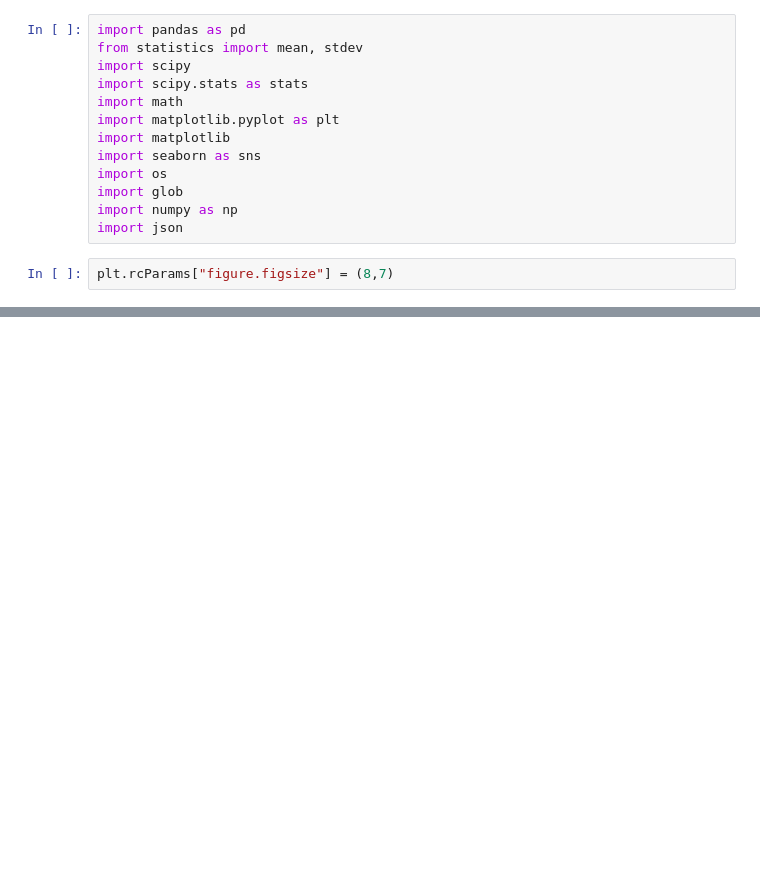
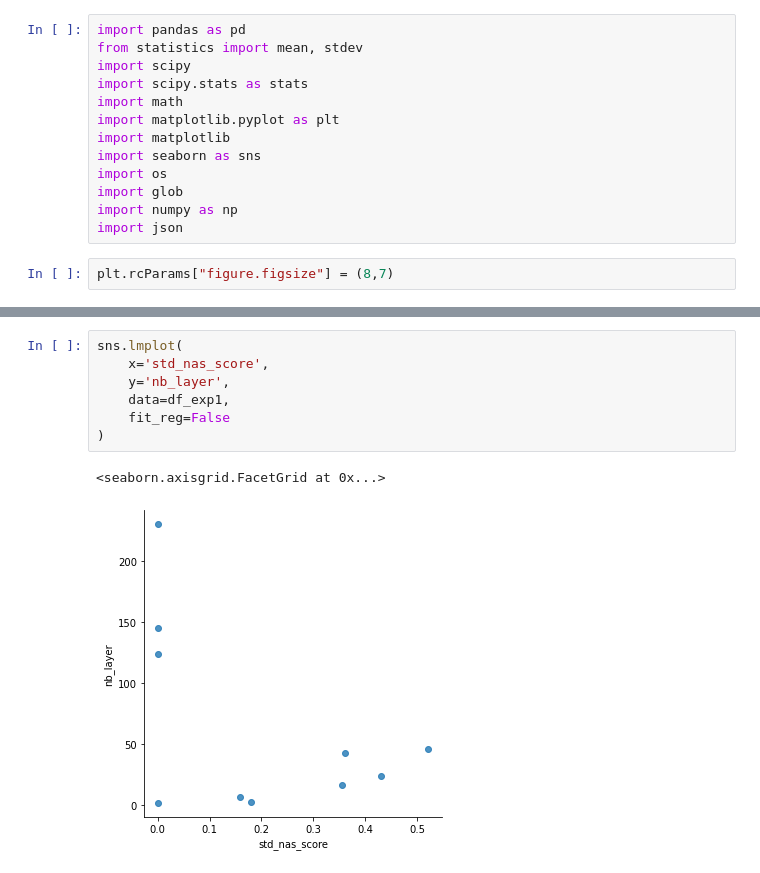
Before and after one commit to antgratia/CNNGenProject, a Jupyter notebook: stateMachineLanguage.generator/output/zenScore_Analysis.ipynb, the cells around one changed output, grey strips where cells are left out. Cells and saved outputs as stored; diff of their text form; blank space fills up the shorter version.

```diff
--- a/stateMachineLanguage.generator/output/zenScore_Analysis.ipynb
+++ b/stateMachineLanguage.generator/output/zenScore_Analysis.ipynb
@@ -15,0 +132,10 @@ plt.rcParams["figure.figsize"] = (8,7)
+# %%
+sns.lmplot(
+    x='std_nas_score',
+    y='nb_layer',
+    data=df_exp1,
+    fit_reg=False
+)
+# %% [output]
+<seaborn.axisgrid.FacetGrid at 0x...>
+[figure, added]
```
Also changed, not shown: parts of 20 cells of this notebook, 26 other files.
